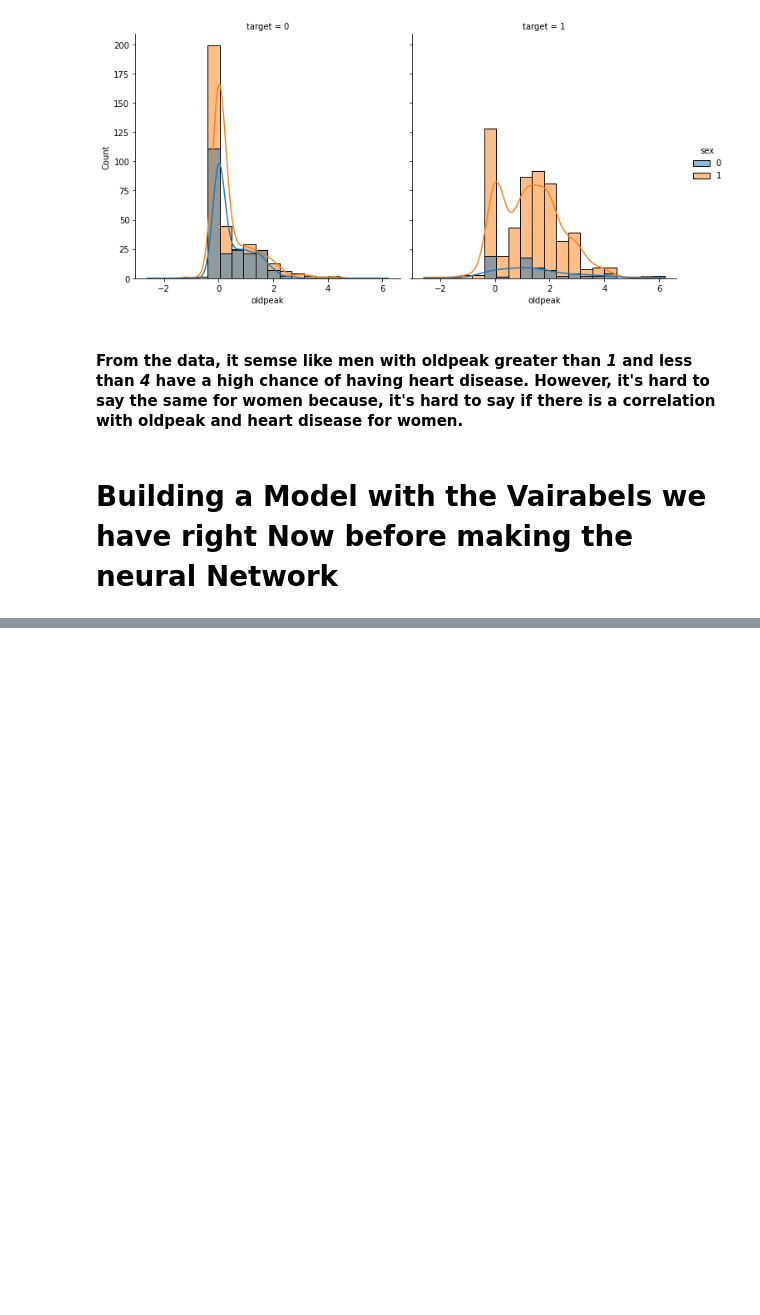
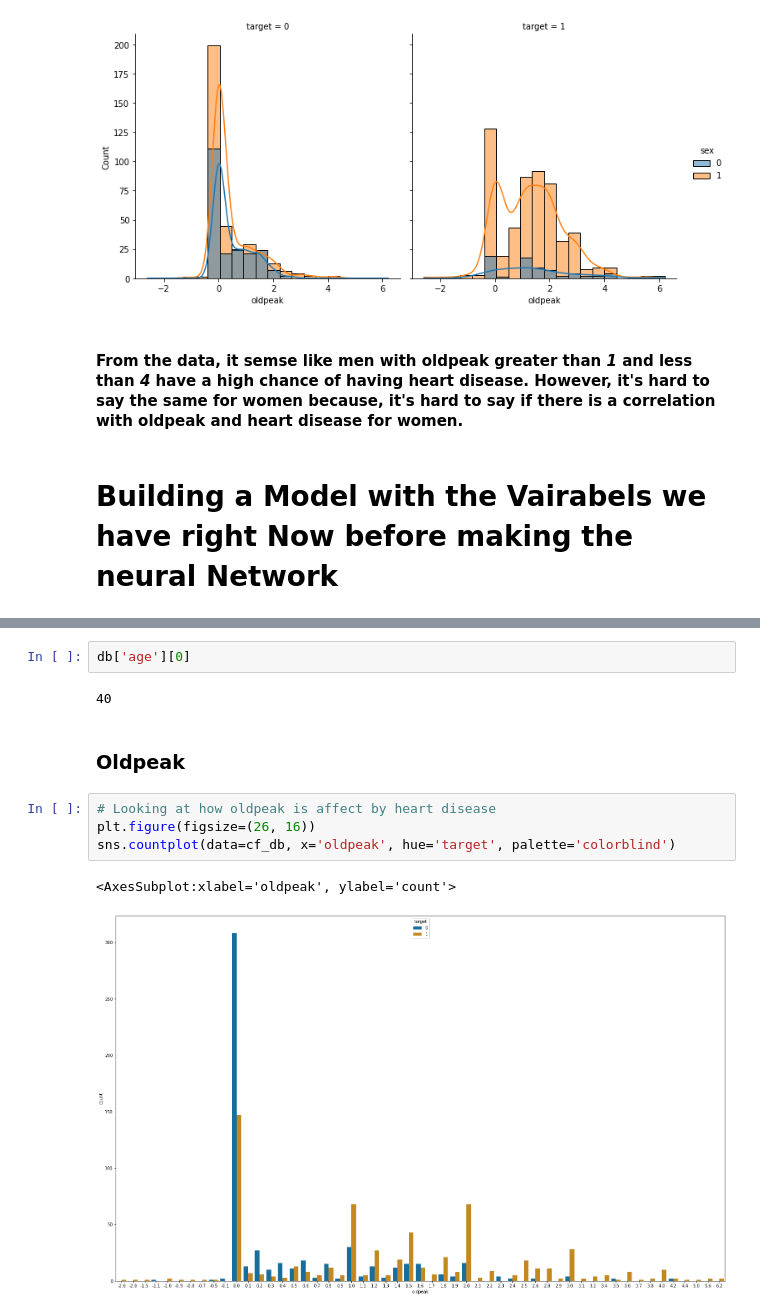
Before and after one commit to GideonO1997/Heart-Disease-Prediction-Site, a Jupyter notebook: HeartDiseasePrediction.ipynb, the cells around one changed output, grey strips where cells are left out. Saved outputs shown, nothing was run; the diff lists cells and outputs as text; blank space fills up the shorter version.

```diff
--- a/HeartDiseasePrediction.ipynb
+++ b/HeartDiseasePrediction.ipynb
@@ -260,0 +397,13 @@ sns.displot(data=db, x="oldpeak", col="target", hue="sex", kde=True, bins=20)
+# %%
+db['age'][0]
+# %% [output]
+40
+# %% [markdown]
+### Oldpeak
+# %%
+# Looking at how oldpeak is affect by heart disease
+plt.figure(figsize=(26, 16))
+sns.countplot(data=cf_db, x='oldpeak', hue='target', palette='colorblind')
+# %% [output]
+<AxesSubplot:xlabel='oldpeak', ylabel='count'>
+[figure, added]
```
Also changed, not shown: parts of 77 cells of this notebook, 26 other files.
